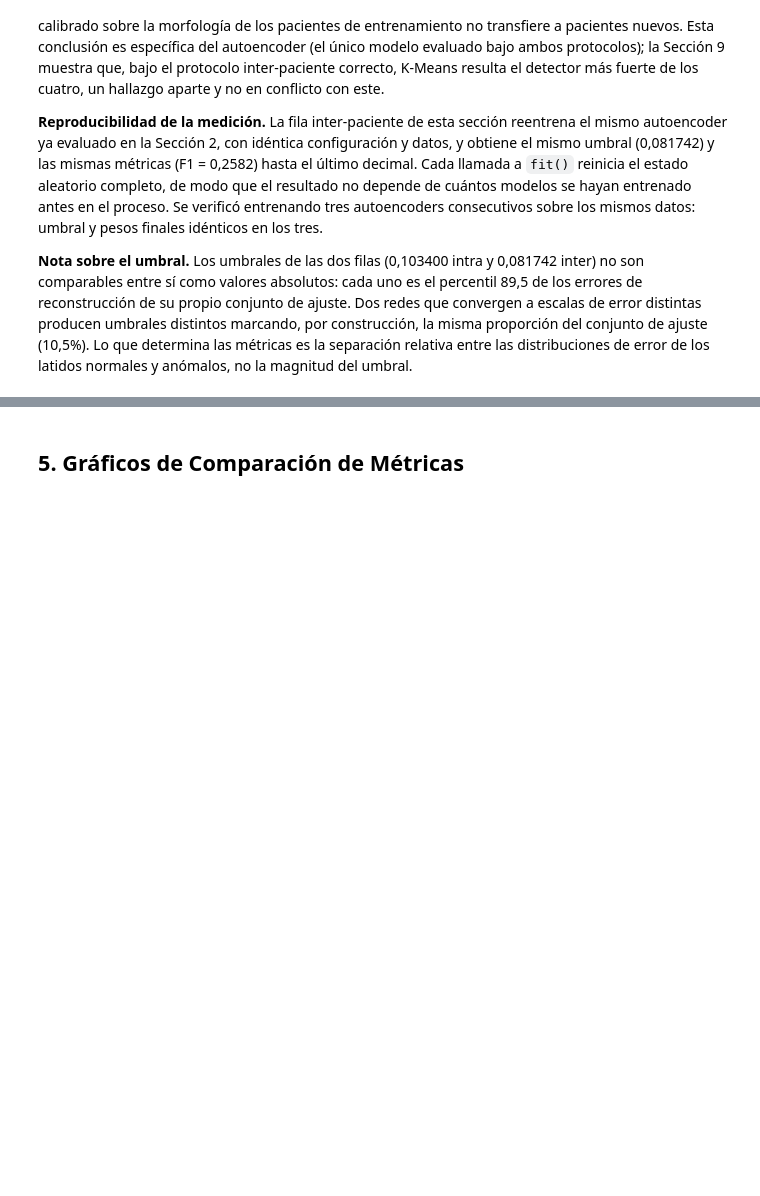
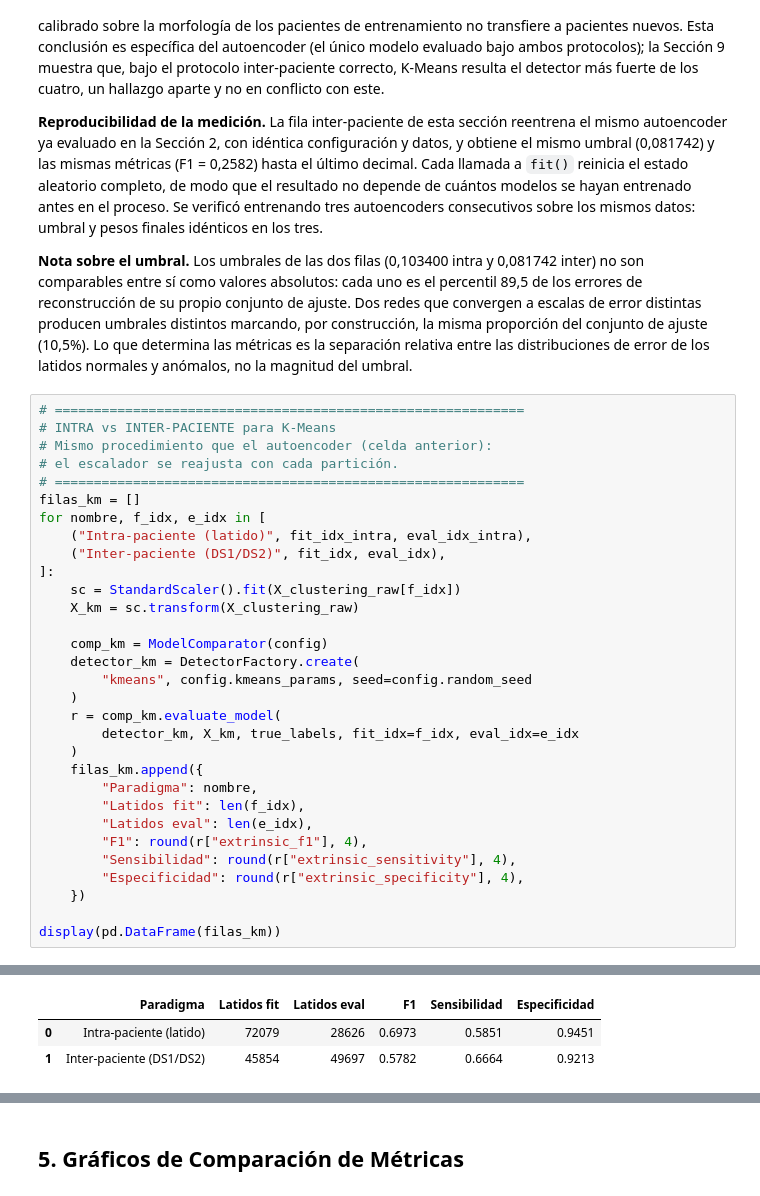
Before and after one commit to JDGarcia25/tfp-cardio-tesis, a Jupyter notebook: notebooks/05_evaluation.ipynb, the cells around one changed output, grey strips where cells are left out. Drawn from its saved outputs; the diff is of its cells as text; blank space fills up the shorter version.

Commit message:
se añadio en el notebook 5 el metodo inter e intra paciente k-means

```diff
--- a/notebooks/05_evaluation.ipynb
+++ b/notebooks/05_evaluation.ipynb
@@ -308,3 +308,35 @@ distintos marcando, por construcción, la misma proporción del conjunto de ajus
 (10,5%). Lo que determina las métricas es la separación relativa entre las
 distribuciones de error de los latidos normales y anómalos, no la magnitud del
 umbral.
+# %%
+# ============================================================
+# INTRA vs INTER-PACIENTE para K-Means
+# Mismo procedimiento que el autoencoder (celda anterior):
+# el escalador se reajusta con cada partición.
+# ============================================================
+filas_km = []
+for nombre, f_idx, e_idx in [
+    ("Intra-paciente (latido)", fit_idx_intra, eval_idx_intra),
+    ("Inter-paciente (DS1/DS2)", fit_idx, eval_idx),
+]:
+    sc = StandardScaler().fit(X_clustering_raw[f_idx])
+    X_km = sc.transform(X_clustering_raw)
+
+    comp_km = ModelComparator(config)
+    detector_km = DetectorFactory.create(
+        "kmeans", config.kmeans_params, seed=config.random_seed
+    )
+    r = comp_km.evaluate_model(
+        detector_km, X_km, true_labels, fit_idx=f_idx, eval_idx=e_idx
+    )
+    filas_km.append({
+        "Paradigma": nombre,
+        "Latidos fit": len(f_idx),
+        "Latidos eval": len(e_idx),
+        "F1": round(r["extrinsic_f1"], 4),
+        "Sensibilidad": round(r["extrinsic_sensitivity"], 4),
+        "Especificidad": round(r["extrinsic_specificity"], 4),
+    })
+
+display(pd.DataFrame(filas_km))
+# %% [output]
@@ -311,3 +347,6 @@ umbral.
+|  | Paradigma | Latidos fit | Latidos eval | F1 | Sensibilidad | Especificidad |
+| 0 | Intra-paciente (latido) | 72079 | 28626 | 0.6973 | 0.5851 | 0.9451 |
+| 1 | Inter-paciente (DS1/DS2) | 45854 | 49697 | 0.5782 | 0.6664 | 0.9213 |
 # %%
 # ============================================================
 # INTRA-PACIENTE vs INTER-PACIENTE
```
Also changed, not shown: parts of 5 cells of this notebook, 3 other files.
